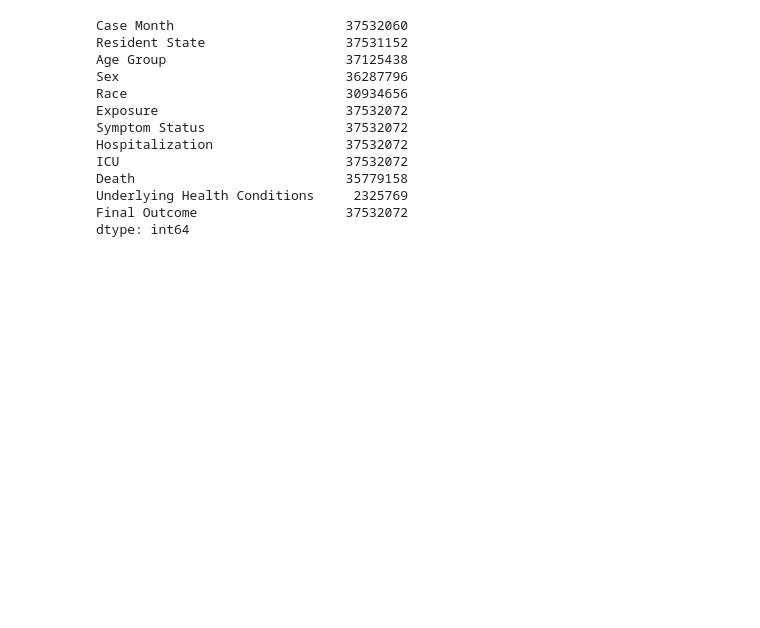
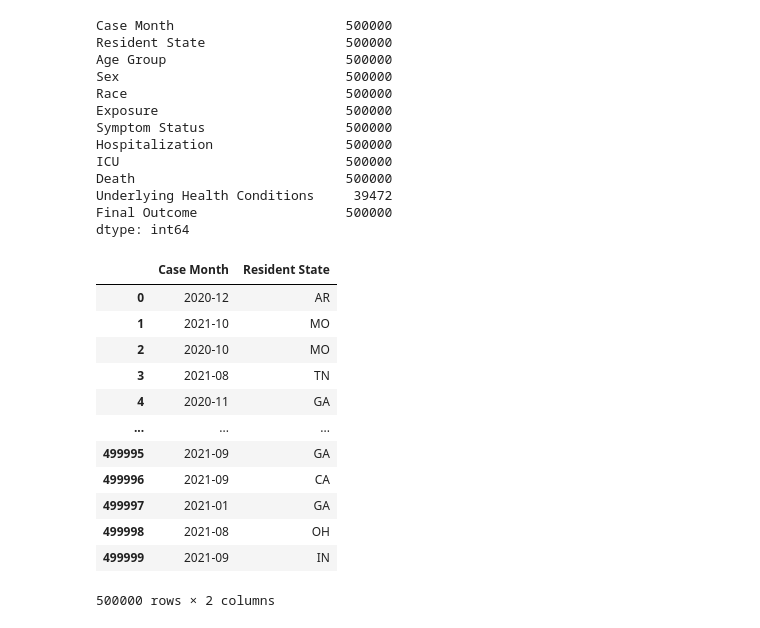
Before and after one commit to c2j185/Final_Project, a Jupyter notebook: Final Project-Copy1.ipynb, the cells around one changed output. Drawn from its saved outputs; the diff is of its cells as text; code cells hidden in the pictures; blank space fills up the shorter version.

```diff
--- a/Final Project-Copy1.ipynb
+++ b/Final Project-Copy1.ipynb
@@ -125,18 +140,35 @@ data_df
 # %%
 data_df.to_csv(r'/Users/benjaminshelburn/Desktop/Classwork/Final Project/CleanData.csv', index = False)
 # %%
-preferred_cities_df.count()
+data_df.count()
 # %% [output]
-Case Month                      37532060
-Resident State                  37531152
-Age Group                       37125438
-Sex                             36287796
-Race                            30934656
-Exposure                        37532072
-Symptom Status                  37532072
-Hospitalization                 37532072
-ICU                             37532072
-Death                           35779158
-Underlying Health Conditions     2325769
-Final Outcome                   37532072
+Case Month                      500000
+Resident State                  500000
+Age Group                       500000
+Sex                             500000
+Race                            500000
+Exposure                        500000
+Symptom Status                  500000
+Hospitalization                 500000
+ICU                             500000
+Death                           500000
+Underlying Health Conditions     39472
+Final Outcome                   500000
 dtype: int64
+# %%
+data_df = data_df[["Case Month","Resident State"]]
+data_df
+# %% [output]
+|  | Case Month | Resident State |
+| 0 | 2020-12 | AR |
+| 1 | 2021-10 | MO |
+| 2 | 2020-10 | MO |
+| 3 | 2021-08 | TN |
+| 4 | 2020-11 | GA |
+| ... | ... | ... |
+| 499995 | 2021-09 | GA |
+| 499996 | 2021-09 | CA |
+| 499997 | 2021-01 | GA |
+| 499998 | 2021-08 | OH |
+| 499999 | 2021-09 | IN |
+500000 rows × 2 columns
```
Also changed, not shown: parts of 4 cells of this notebook.
